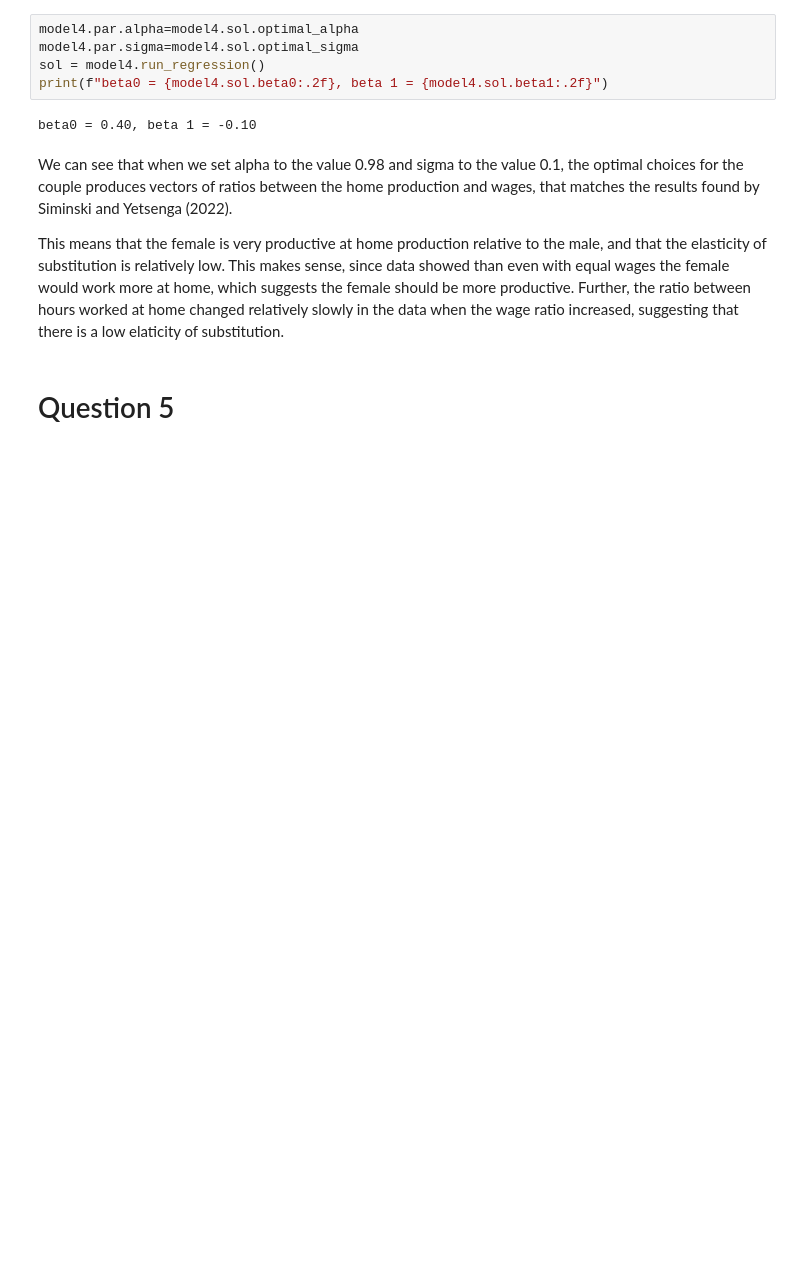
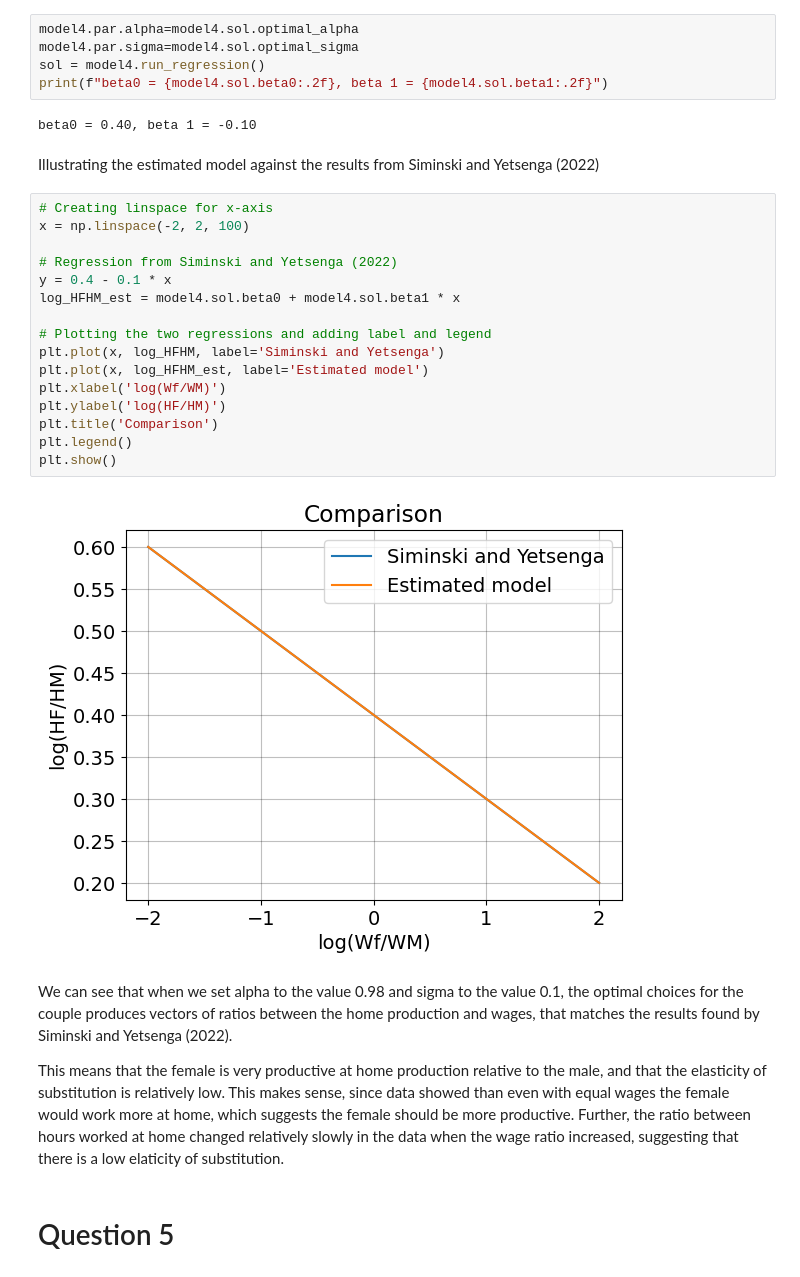
Before and after one commit to NumEconCopenhagen/projects-2023-jos-p-og-tex, a Jupyter notebook: inauguralproject/inauguralproject.ipynb, the cells around one changed output. Saved outputs shown, nothing was run; the diff lists cells and outputs as text; blank space fills up the shorter version.

Commit message:
forsøg på plot i 4

```diff
--- a/inauguralproject/inauguralproject.ipynb
+++ b/inauguralproject/inauguralproject.ipynb
@@ -226,6 +223,26 @@ sol = model4.run_regression()
 print(f"beta0 = {model4.sol.beta0:.2f}, beta 1 = {model4.sol.beta1:.2f}")
 # %% [output]
 beta0 = 0.40, beta 1 = -0.10
+# %% [markdown]
+Illustrating the estimated model against the results from Siminski and Yetsenga (2022)
+# %%
+# Creating linspace for x-axis
+x = np.linspace(-2, 2, 100)
+
+# Regression from Siminski and Yetsenga (2022)
+y = 0.4 - 0.1 * x
+log_HFHM_est = model4.sol.beta0 + model4.sol.beta1 * x
+
+# Plotting the two regressions and adding label and legend
+plt.plot(x, log_HFHM, label='Siminski and Yetsenga')
+plt.plot(x, log_HFHM_est, label='Estimated model')
+plt.xlabel('log(Wf/WM)')
+plt.ylabel('log(HF/HM)')
+plt.title('Comparison')
+plt.legend()
+plt.show()
+# %% [output]
+[figure, added]
 # %% [markdown]
 We can see that when we set alpha to the value 0.98 and sigma to the value 0.1, the optimal choices for the couple produces vectors of ratios between the home production and wages, that matches the results found by Siminski and Yetsenga (2022).
 
```
Also changed, not shown: parts of 1 cell of this notebook.
